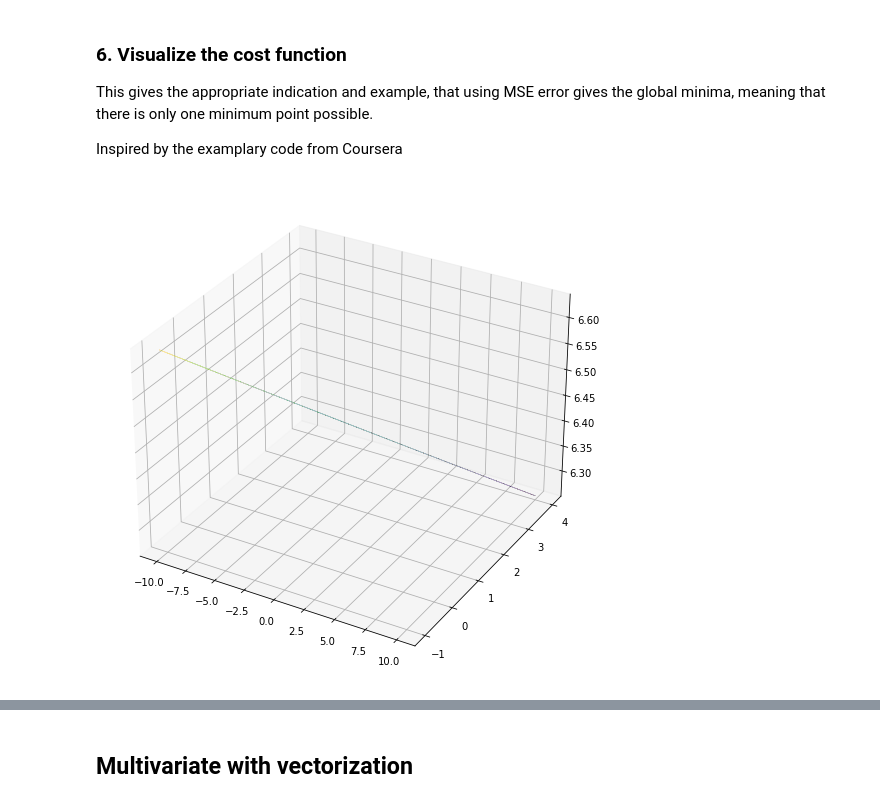
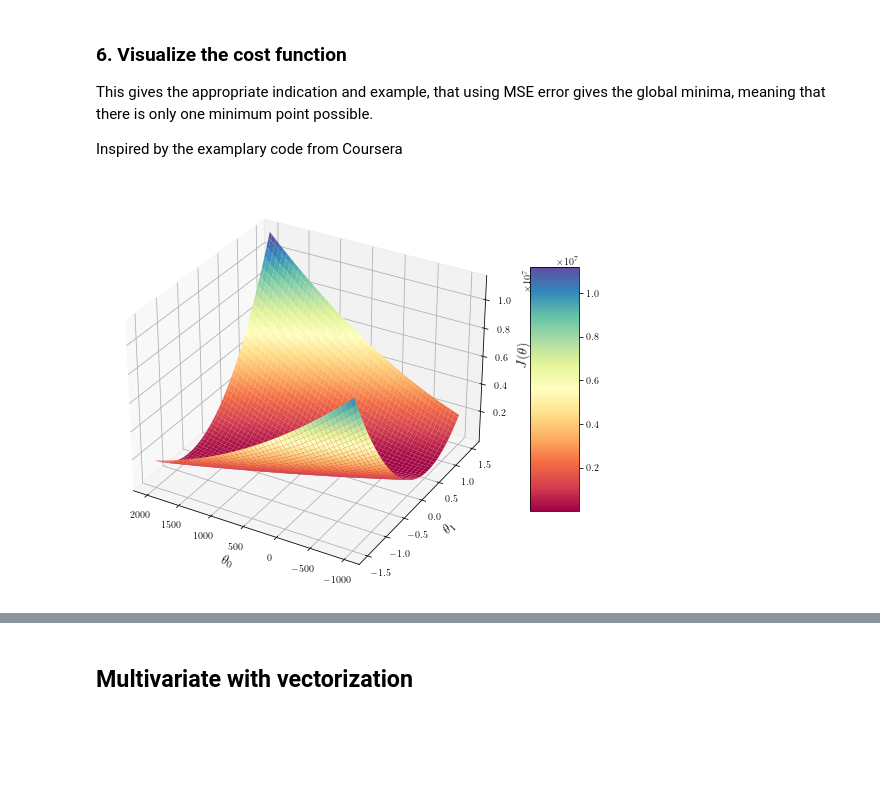
Before and after one commit to Jae0143/linear_regression, a Jupyter notebook: linear_regression_implement.ipynb, the cells around one changed output, grey strips where cells are left out. Cells and saved outputs as stored; diff of their text form; code cells hidden in the pictures; blank space fills up the shorter version.

```diff
--- a/linear_regression_implement.ipynb
+++ b/linear_regression_implement.ipynb
@@ -190,11 +108,20 @@ for i in range(theta0_val.size):
-# %%
-fig = plt.figure(figsize = (9,9))
-ax = plt.axes(projection='3d')
-ax.plot_surface(theta0_val, theta1_val, J_vals, cmap='viridis')
-#ax.view_init(azim = 50)
-plt.show()
-# %% [output]
-[figure, removed]
+# %%
+fig = plt.figure(figsize = (9,9))
+ax = plt.axes(projection='3d')
+X, Y = np.meshgrid(theta0_val, theta1_val)
+
+surface = ax.plot_surface(X, Y, J_vals, cmap = cm.Spectral)
+ax.set_xlabel(r'$\theta_0$', fontsize=axis_font_size)
+ax.set_ylabel(r'$\theta_1$', fontsize=axis_font_size)
+ax.set_zlabel(r'$J(\theta)$', fontsize=axis_font_size)
+ax.invert_xaxis()
+
+fig.colorbar(surface, shrink=0.5, aspect=5)
+
+plt.savefig("surface_cost_actual", dpi = 300)
+plt.show()
+# %% [output]
+[figure, added]
 # %%
 X, Y = np.meshgrid(theta0_val, theta1_val)
 fig,ax=plt.subplots(1,1, figsize=(12,8))
```
Also changed, not shown: parts of 43 cells of this notebook, 6 other files.
